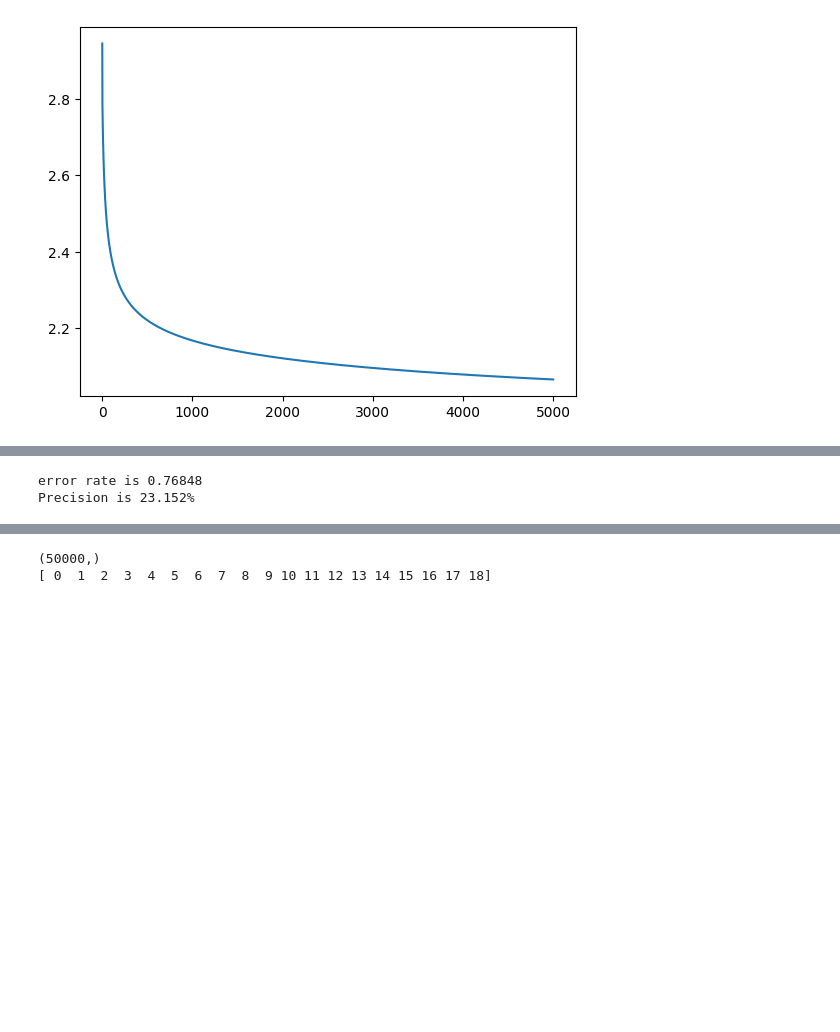
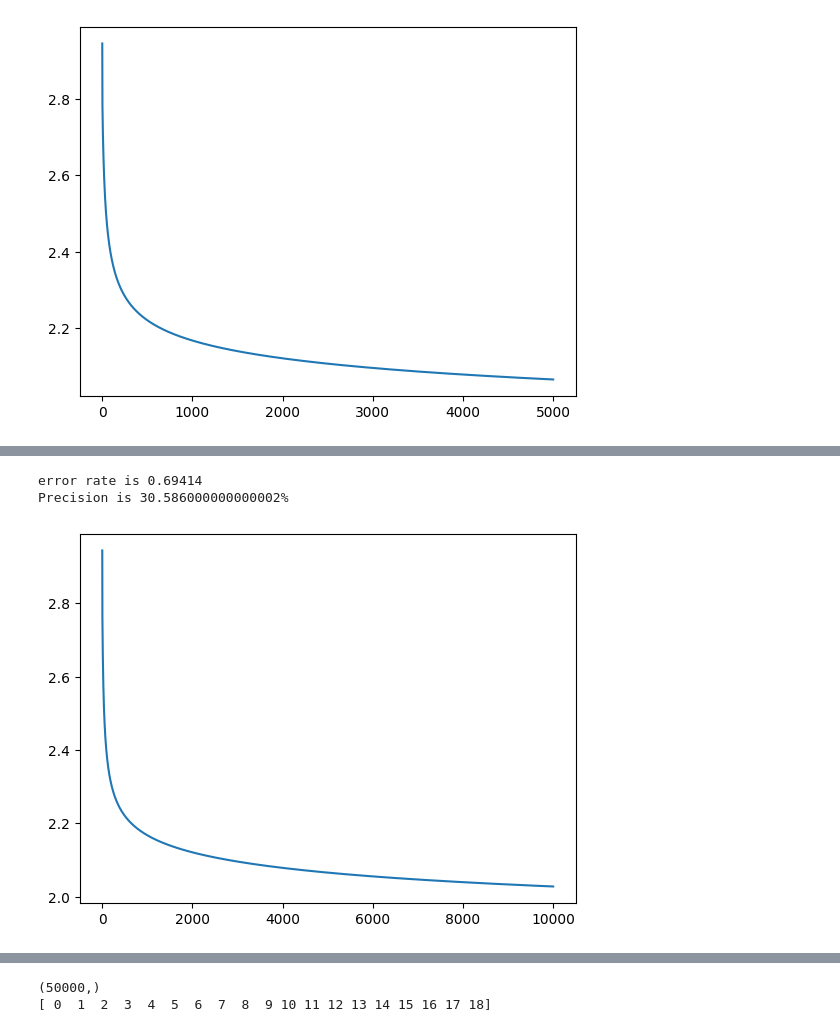
Before and after one commit to Othmane-Sajid/MNIST-Kaggle-ML-Competition, a Jupyter notebook: Logistic_reg.ipynb, the cells around one changed output, grey strips where cells are left out. Drawn from its saved outputs; the diff is of its cells as text; code cells hidden in the pictures; blank space fills up the shorter version.

Commit message:
Update Logistic_reg that has beaten the baseline

```diff
--- a/Logistic_reg.ipynb
+++ b/Logistic_reg.ipynb
@@ -372,17 +380,18 @@ iteration # 500 of 10000 ; (5.0%) ; currentCost is 2.2207712015671657
 # %%
 Y_pred_on_X_train = LogisticReg3.compute_predictions(X_train)
 errorRate, confmat = LogisticReg3.errorRate(testlabels= Y_train, predlabels=Y_pred_on_X_train)
 print(f'error rate is {errorRate}')
 print(f'Precision is {np.sum(Y_pred_on_X_train==Y_train)/Y_train.size*100}%')
 # print(confmat)
 
 ## visualiser la convergence
 plt.figure()
-plt.plot(np.arange(5000), LogisticReg3.costArr_grad_descent)
+plt.plot(np.arange(len(LogisticReg3.costArr_grad_descent)), LogisticReg3.costArr_grad_descent)
 plt.show()
 # %% [output]
-error rate is 0.76848
-Precision is 23.152%
+error rate is 0.69414
+Precision is 30.586000000000002%
+[figure, added]
 # %%
 # Distribution of predictions
 from collections import Counter
```
Also changed, not shown: parts of 8 cells of this notebook, 1 other file.
